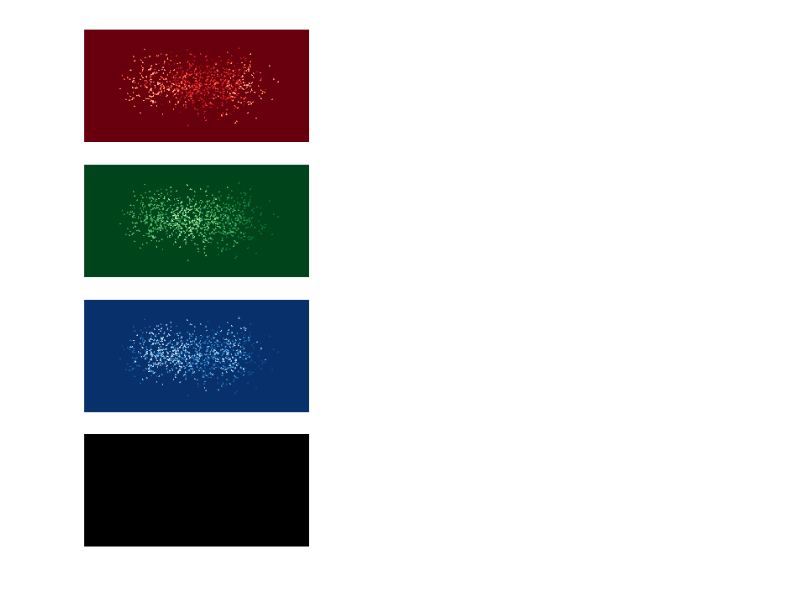
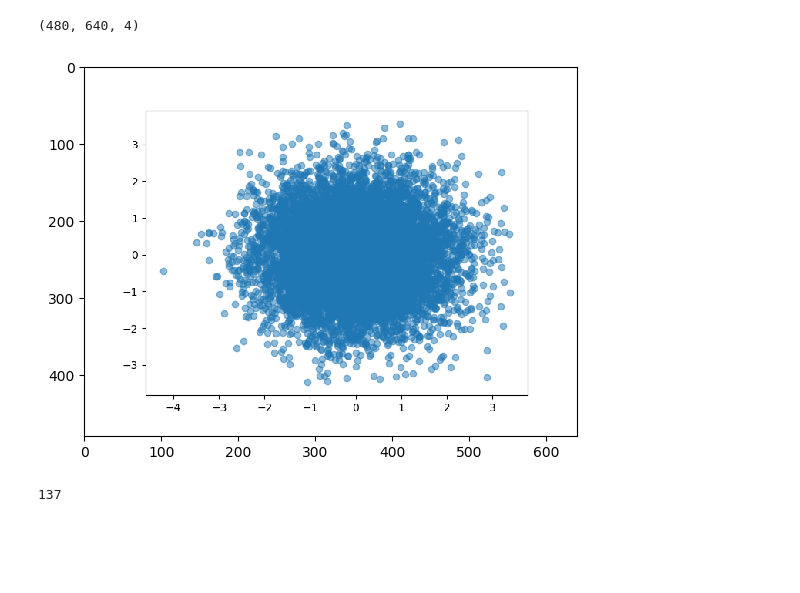
Before and after one commit to frhyme/frhyme.github.io, a Jupyter notebook: _posts/personal_ipynb/180628_img_preprocessing.ipynb, the cells around one changed output. Drawn from its saved outputs; the diff is of its cells as text; code cells hidden in the pictures; blank space fills up the shorter version.

Commit message:
figure to array

```diff
--- a/_posts/personal_ipynb/180628_img_preprocessing.ipynb
+++ b/_posts/personal_ipynb/180628_img_preprocessing.ipynb
@@ -52,10 +57,41 @@ plt.show()
-# %%
-f, axes = plt.subplots(4, 1, figsize=(4, 8))
-cmaps = [plt.cm.Reds, plt.cm.Greens, plt.cm.Blues, plt.cm.gray]
-for i in range(0, 4):
-    axes[i].imshow(png_img_arr[:, :, i], cmap=cmaps[i])
-    axes[i].margins(0)
-    axes[i].axis('off')
-plt.show()
-# %% [output]
-[figure, removed]
+# %%
+# Figure to np.array
+# https://matplotlib.org/gallery/misc/agg_buffer_to_array.html
+import numpy as np
+import matplotlib.pyplot as plt
+
+def figure_to_array(fig):
+    """
+    plt.figure를 RGBA로 변환(layer가 4개)
+    shape: height, width, layer
+    """
+    fig.canvas.draw()
+    return np.array(fig.canvas.renderer._renderer)
+
+f = plt.figure()
+s = 10000
+plt.scatter(np.random.normal(0, 1, s), np.random.normal(0, 1, s), alpha=0.5)
+#plt.margins(0, 0, tight=False)
+plt.close() # 쥬피터 노트북에 그림이 자동으로 뜨는 것을 막으려고 사용.
+
+f_arr = figure_to_array(f)
+print(f_arr.shape) # 이 RGBA로 변환됨.
+plt.figure()
+plt.imshow(f_arr[:, :, :])
+#plt.margins(0, 0, tight=False)
+plt.savefig('../../assets/images/markdown_img/180629_figure_to_nparray.svg')
+plt.show()
+# %% [output]
+(480, 640, 4)
+[figure, added]
+# %%
+# grab the pixel buffer and dump it into a numpy array
+X = np.array(fig.canvas.renderer._renderer)
+
+# now display the array X as an Axes in a new figure
+fig2 = plt.figure()
+ax2 = fig2.add_subplot(111, frameon=False)
+ax2.imshow(X)
+plt.show()
+# %% [output]
+137
```
Also changed, not shown: parts of 2 cells of this notebook, 4 other files.
